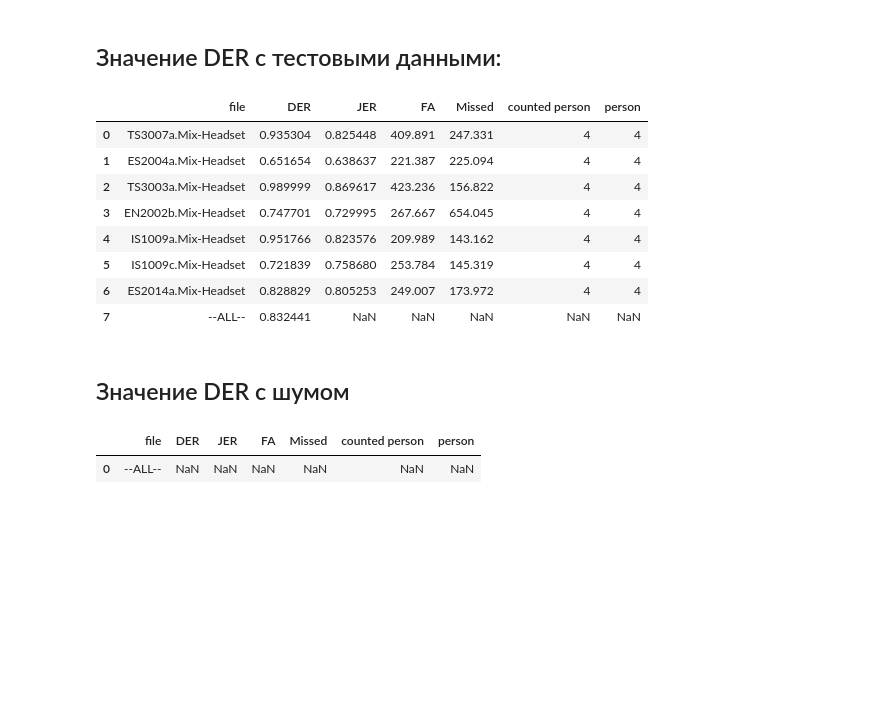
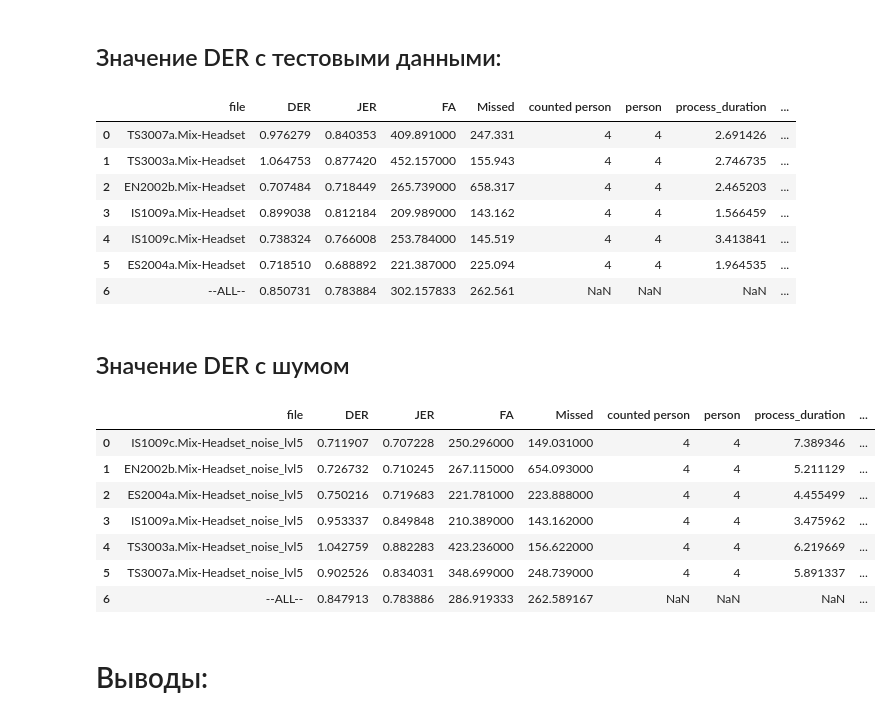
Before and after one commit to NikitaSUAI/DeepLom, a Jupyter notebook: show_statistics.ipynb, the cells around one changed output. Cells and saved outputs as stored; diff of their text form; code cells hidden in the pictures; blank space fills up the shorter version.

```diff
--- a/show_statistics.ipynb
+++ b/show_statistics.ipynb
@@ -59,25 +71,33 @@ stat(with_noise_pyBK, test, delete_noise_name)
 У данного решения тоже есть особеность, для поиска дневника говорящего требуется априорное знание о количестве говорящих
 # %%
 pyAA_out_path = "pyAudioAnalysis/out/"
+pyAA_dur = "pyAudioAnalysis/out.dur"
 with_noise_pyAA, raw_pyAA, with_duration_pyAA = get_rttms(pyAA_out_path)
 # %% [markdown]
 ## Значение DER с тестовыми данными:
 # %%
-stat(raw_pyAA, test)
+stat(raw_pyAA, test, pyAA_dur)
 # %% [output]
-|  | file | DER | JER | FA | Missed | counted person | person |
-| 0 | TS3007a.Mix-Headset | 0.935304 | 0.825448 | 409.891 | 247.331 | 4 | 4 |
-| 1 | ES2004a.Mix-Headset | 0.651654 | 0.638637 | 221.387 | 225.094 | 4 | 4 |
-| 2 | TS3003a.Mix-Headset | 0.989999 | 0.869617 | 423.236 | 156.822 | 4 | 4 |
-| 3 | EN2002b.Mix-Headset | 0.747701 | 0.729995 | 267.667 | 654.045 | 4 | 4 |
-| 4 | IS1009a.Mix-Headset | 0.951766 | 0.823576 | 209.989 | 143.162 | 4 | 4 |
-| 5 | IS1009c.Mix-Headset | 0.721839 | 0.758680 | 253.784 | 145.319 | 4 | 4 |
-| 6 | ES2014a.Mix-Headset | 0.828829 | 0.805253 | 249.007 | 173.972 | 4 | 4 |
-| 7 | --ALL-- | 0.832441 | NaN | NaN | NaN | NaN | NaN |
+|  | file | DER | JER | FA | Missed | counted person | person | process_duration | ... |
+| 0 | TS3007a.Mix-Headset | 0.976279 | 0.840353 | 409.891000 | 247.331 | 4 | 4 | 2.691426 | ... |
+| 1 | TS3003a.Mix-Headset | 1.064753 | 0.877420 | 452.157000 | 155.943 | 4 | 4 | 2.746735 | ... |
+| 2 | EN2002b.Mix-Headset | 0.707484 | 0.718449 | 265.739000 | 658.317 | 4 | 4 | 2.465203 | ... |
+| 3 | IS1009a.Mix-Headset | 0.899038 | 0.812184 | 209.989000 | 143.162 | 4 | 4 | 1.566459 | ... |
+| 4 | IS1009c.Mix-Headset | 0.738324 | 0.766008 | 253.784000 | 145.519 | 4 | 4 | 3.413841 | ... |
+| 5 | ES2004a.Mix-Headset | 0.718510 | 0.688892 | 221.387000 | 225.094 | 4 | 4 | 1.964535 | ... |
+| 6 | --ALL-- | 0.850731 | 0.783884 | 302.157833 | 262.561 | NaN | NaN | NaN | ... |
 # %% [markdown]
 ## Значение DER с шумом
 # %%
-stat(with_noise_pyAA, test, delete_noise_name)
+stat(with_noise_pyAA, test, pyAA_dur, delete_noise_name)
 # %% [output]
-|  | file | DER | JER | FA | Missed | counted person | person |
-| 0 | --ALL-- | NaN | NaN | NaN | NaN | NaN | NaN |
+|  | file | DER | JER | FA | Missed | counted person | person | process_duration | ... |
+| 0 | IS1009c.Mix-Headset_noise_lvl5 | 0.711907 | 0.707228 | 250.296000 | 149.031000 | 4 | 4 | 7.389346 | ... |
+| 1 | EN2002b.Mix-Headset_noise_lvl5 | 0.726732 | 0.710245 | 267.115000 | 654.093000 | 4 | 4 | 5.211129 | ... |
+| 2 | ES2004a.Mix-Headset_noise_lvl5 | 0.750216 | 0.719683 | 221.781000 | 223.888000 | 4 | 4 | 4.455499 | ... |
+| 3 | IS1009a.Mix-Headset_noise_lvl5 | 0.953337 | 0.849848 | 210.389000 | 143.162000 | 4 | 4 | 3.475962 | ... |
+| 4 | TS3003a.Mix-Headset_noise_lvl5 | 1.042759 | 0.882283 | 423.236000 | 156.622000 | 4 | 4 | 6.219669 | ... |
+| 5 | TS3007a.Mix-Headset_noise_lvl5 | 0.902526 | 0.834031 | 348.699000 | 248.739000 | 4 | 4 | 5.891337 | ... |
+| 6 | --ALL-- | 0.847913 | 0.783886 | 286.919333 | 262.589167 | NaN | NaN | NaN | ... |
+# %% [markdown]
+# Выводы:
```
Also changed, not shown: parts of 7 cells of this notebook, 55 other files.
